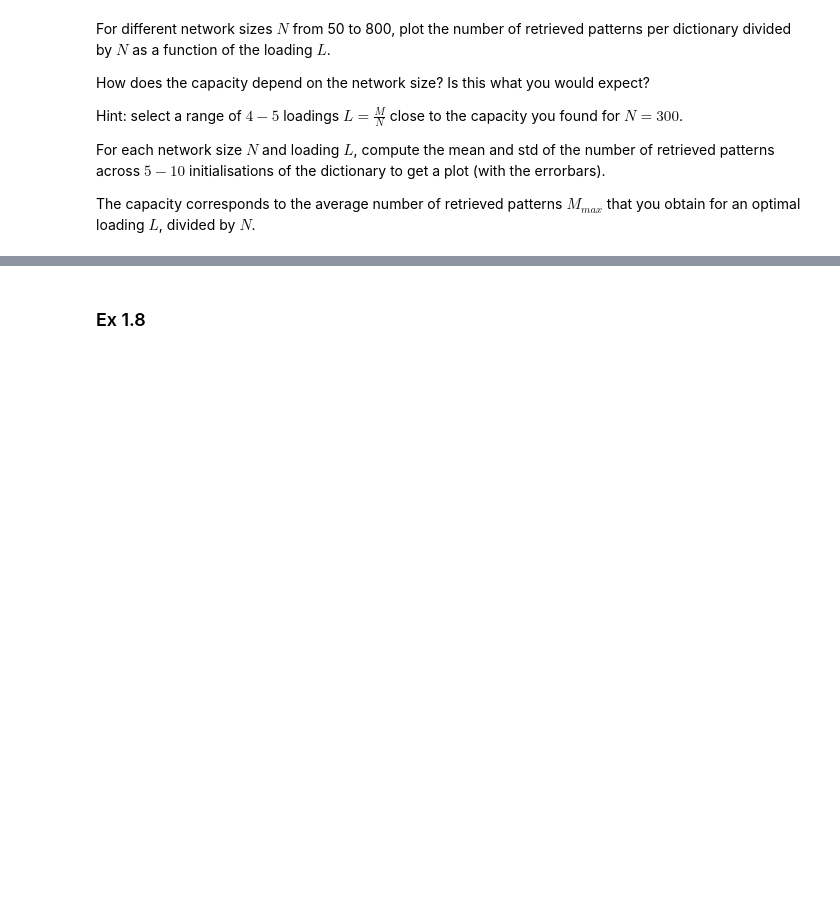
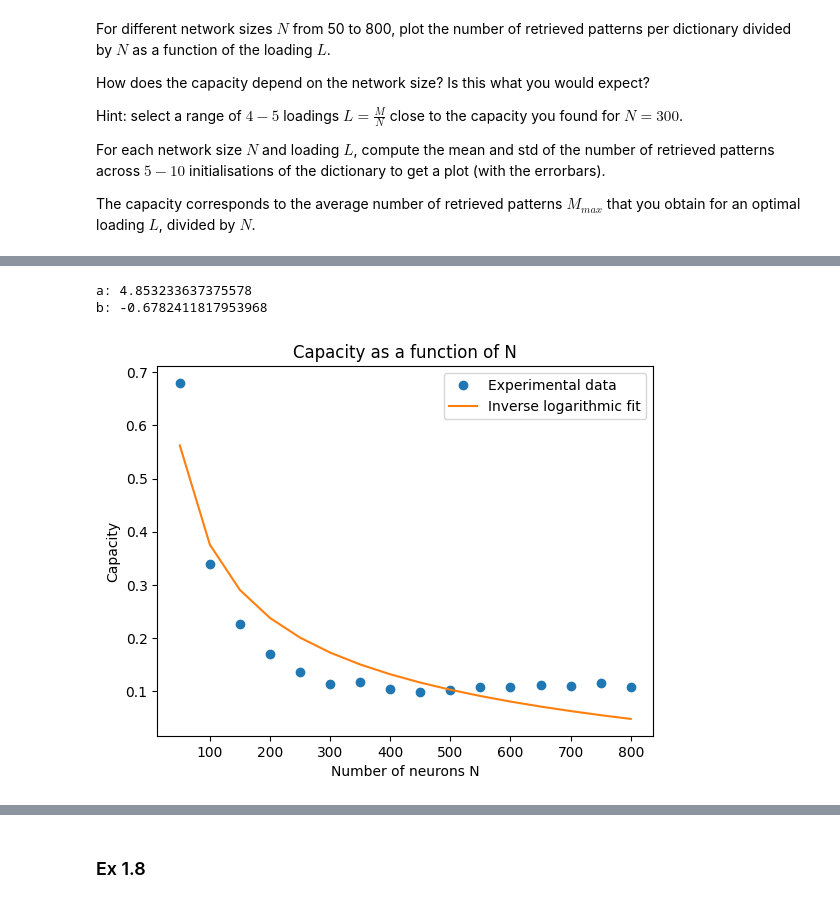
Before and after one commit to siyounglee00/Mini-project-NX, a Jupyter notebook: Miniproject_dynex.ipynb, the cells around one changed output, grey strips where cells are left out. Cells and saved outputs as stored; diff of their text form; code cells hidden in the pictures; blank space fills up the shorter version.

Commit message:
1.7. capacity inverse logistic fit

```diff
--- a/Miniproject_dynex.ipynb
+++ b/Miniproject_dynex.ipynb
@@ -370,0 +415,30 @@ plt.show()
+# %%
+from scipy.optimize import curve_fit
+
+# Define the inverse logarithmic function
+def inverse_logarithmic_function(x, a, b):
+    return a / np.log(x) + b
+
+# Fit the function to the data
+popt, pcov = curve_fit(inverse_logarithmic_function, N_values, capacities)
+a = popt[0]
+b = popt[1]
+print("a: {}".format(a))
+print("b: {}".format(b))
+
+# Calculate fitted values
+fitted_capacities = inverse_logarithmic_function(N_values, a, b)
+
+# Plot the capacity as a function of N with the inverse logarithmic fit
+plt.figure()
+plt.plot(N_values, capacities, 'o', label="Experimental data")
+plt.plot(N_values, fitted_capacities, '-', label="Inverse logarithmic fit")
+plt.xlabel("Number of neurons N")
+plt.ylabel("Capacity")
+plt.title("Capacity as a function of N")
+plt.legend()
+plt.show()
+# %% [output]
+a: 4.853233637375578
+b: -0.6782411817953968
+[figure, added]
```
Also changed, not shown: parts of 8 cells of this notebook.
